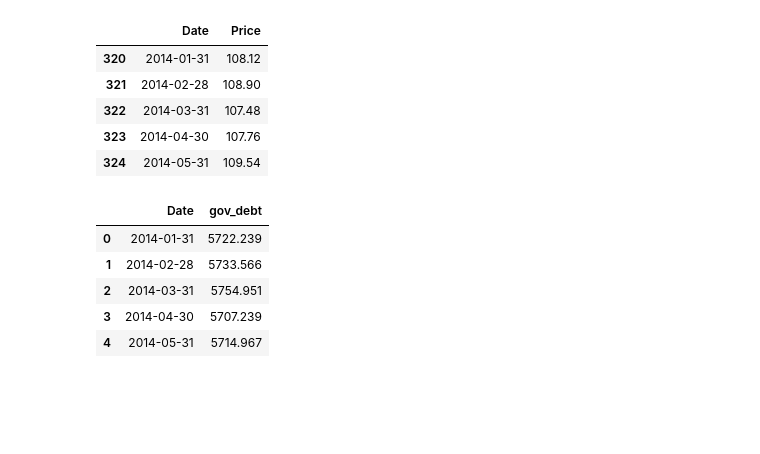
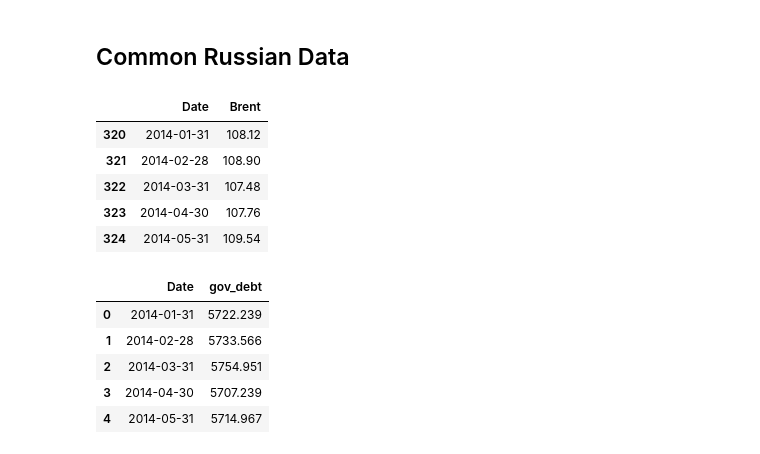
Before and after one commit to askarg/Diploma.-Inflation-model-using-PCA, a Jupyter notebook: dataframe.ipynb, the cells around one changed output. Drawn from its saved outputs; the diff is of its cells as text; code cells hidden in the pictures; blank space fills up the shorter version.

```diff
--- a/dataframe.ipynb
+++ b/dataframe.ipynb
@@ -1,13 +1,16 @@
 # %%
 import pandas as pd
 import numpy as np
+# %% [markdown]
+## Common Russian Data
 # %%
 brent = pd.read_csv('Данные/Brent.csv')
 brent = brent[brent['Date'] >= '2014-01-15']
+brent.rename(columns={'Price': 'Brent'}, inplace=True)
 brent['Date'] = pd.date_range(start='2014-01-01', end='2025-01-01', freq='M')
 brent.head()
 # %% [output]
-|  | Date | Price |
+|  | Date | Brent |
 | 320 | 2014-01-31 | 108.12 |
 | 321 | 2014-02-28 | 108.90 |
 | 322 | 2014-03-31 | 107.48 |
```
Also changed, not shown: parts of 28 cells of this notebook, 10 other files.
